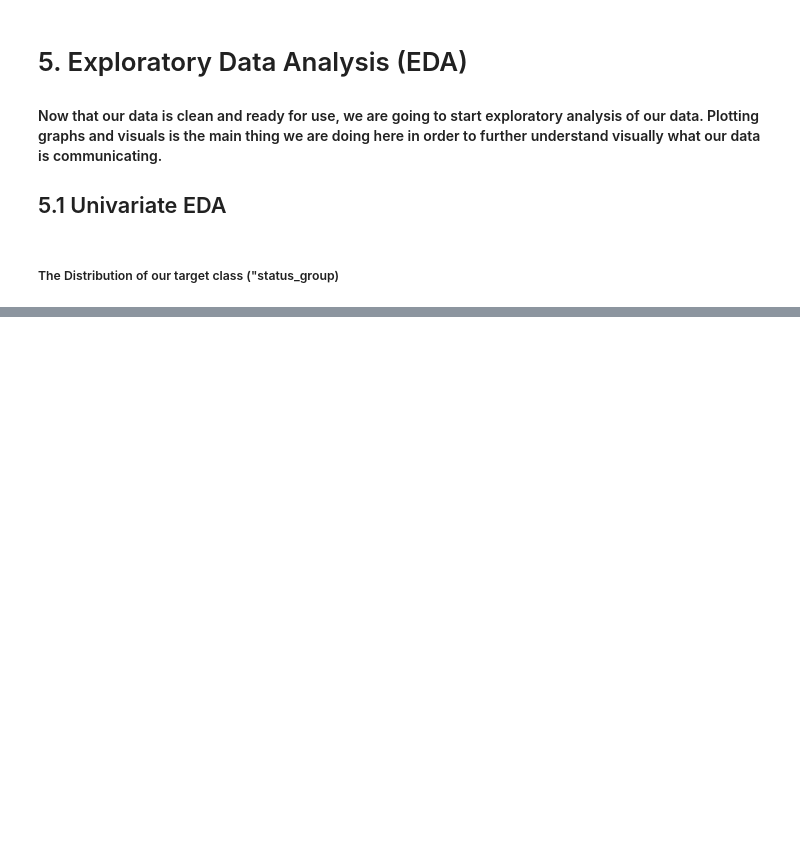
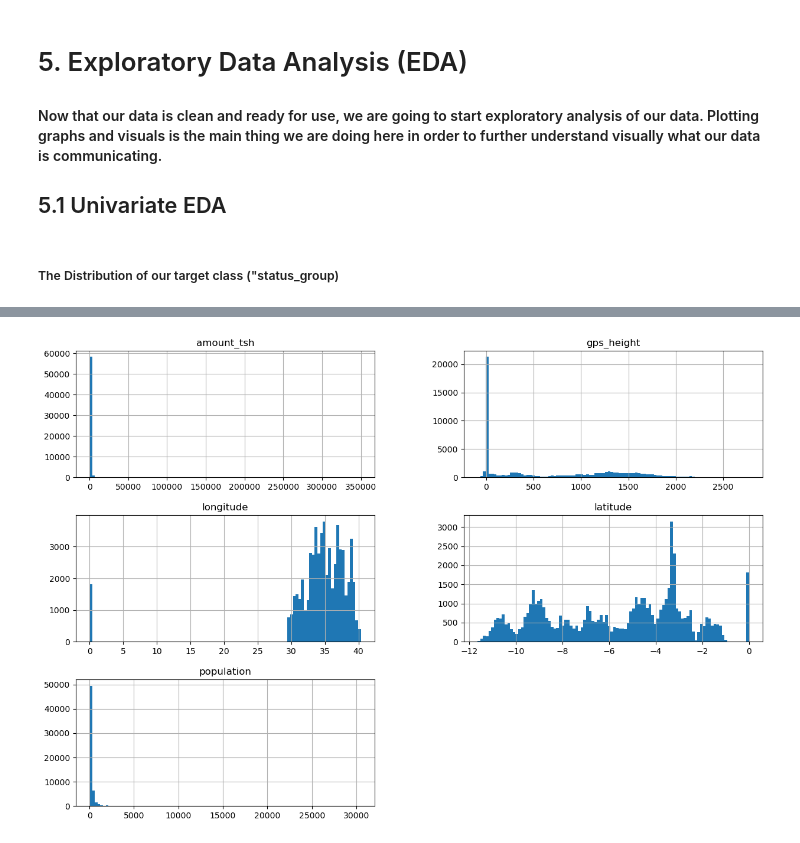
Before and after one commit to dev-ezzy/Classification-model, a Jupyter notebook: index.ipynb, the cells around one changed output, grey strips where cells are left out. Saved outputs shown, nothing was run; the diff lists cells and outputs as text; code cells hidden in the pictures; blank space fills up the shorter version.

```diff
--- a/index.ipynb
+++ b/index.ipynb
@@ -717,0 +724,6 @@ Name: count, dtype: int64
+# %%
+#numeric columns histograms
+x= np.sqrt(complete_data["amount_tsh"].value_counts().sum()).astype("int")
+complete_data.hist(figsize= (15, 10), bins= 100);
+# %% [output]
+[figure, added]
```
Also changed, not shown: parts of 20 cells of this notebook.
